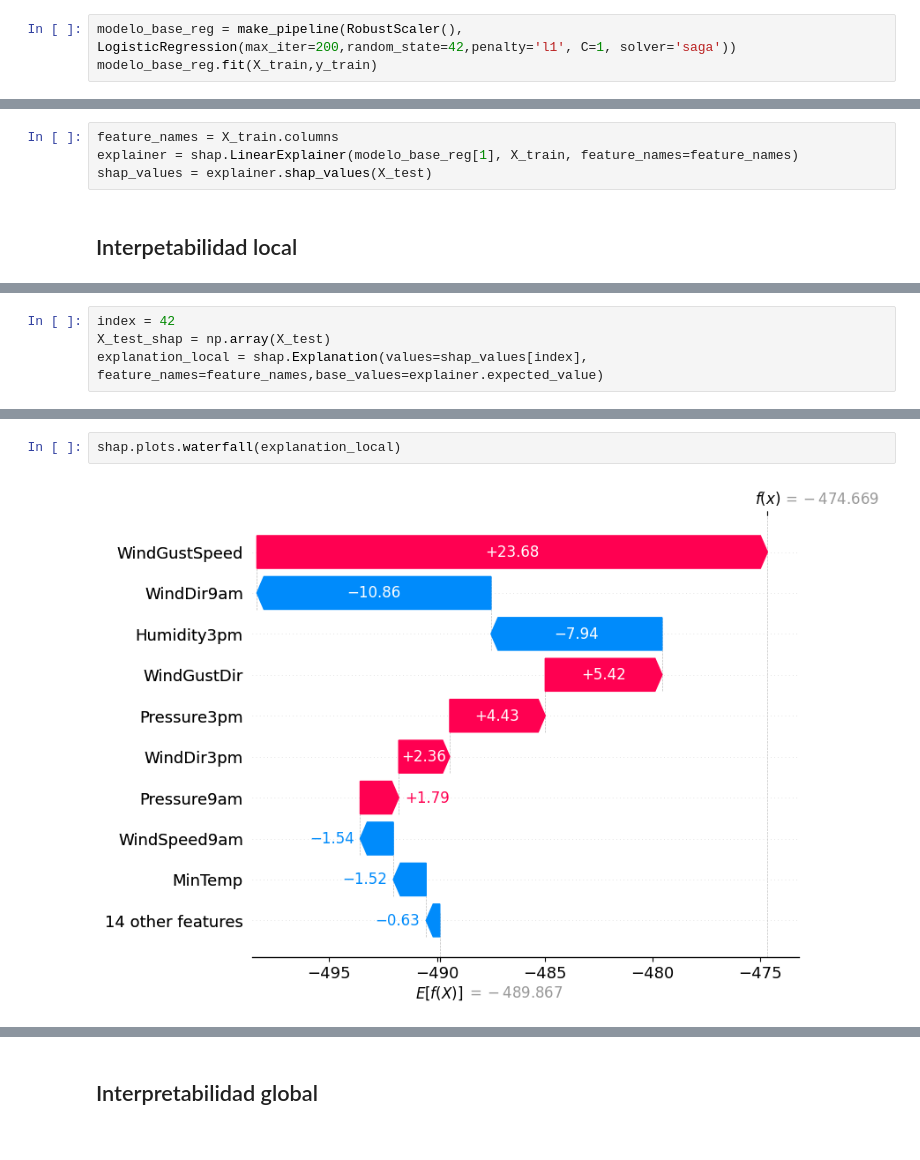
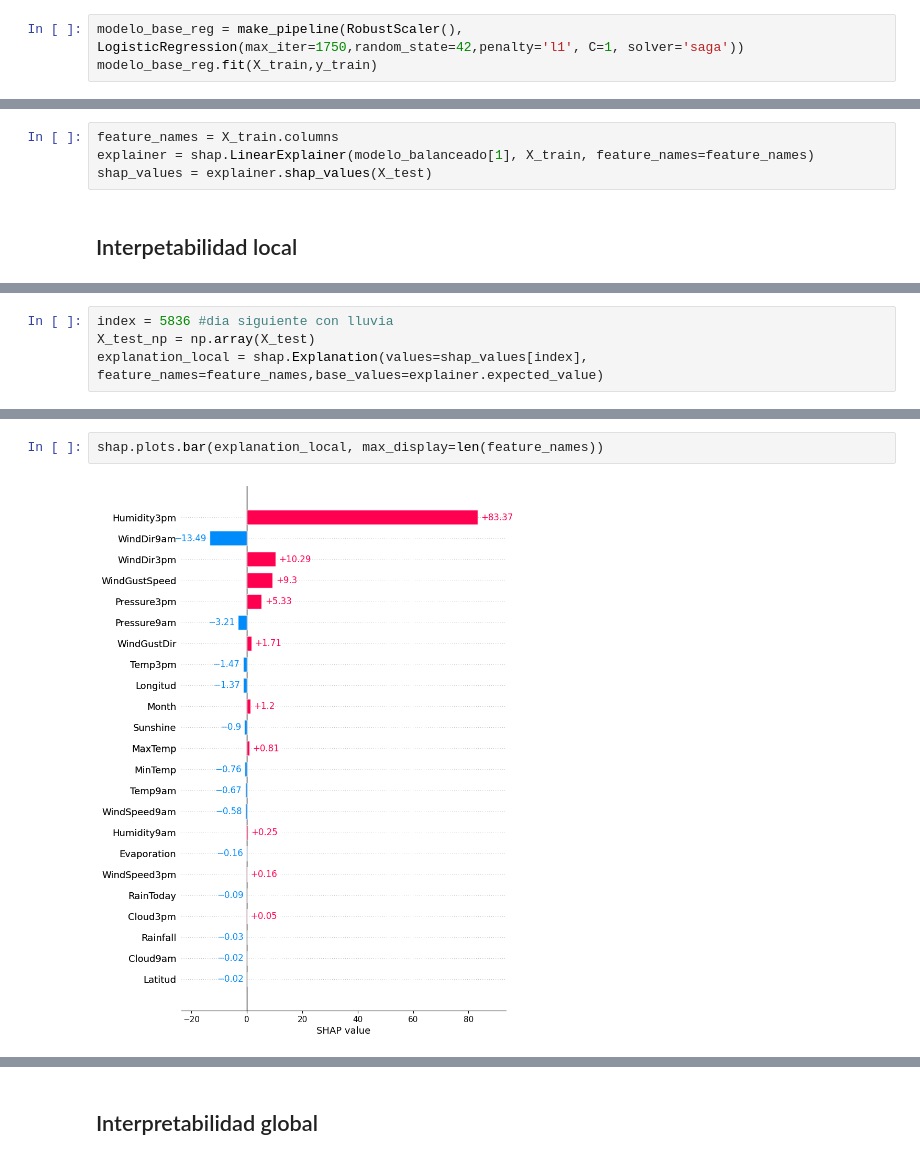
Before and after one commit to EugenioBravi/AA1-TUIA-Bravi-Nemeth, a Jupyter notebook: TP2_AA1.ipynb, the cells around one changed output, grey strips where cells are left out. Cells and saved outputs as stored; diff of their text form.

Commit message:
conclusion SHAP

```diff
--- a/TP2_AA1.ipynb
+++ b/TP2_AA1.ipynb
@@ -549,7 +543,7 @@ En el modelo balanceado se observa como disminuye la cantidad de FN y aumentan l
 # %% [markdown]
 ## Modelo Base con regularización
 # %%
-modelo_base_reg = make_pipeline(RobustScaler(), LogisticRegression(max_iter=200,random_state=42,penalty='l1', C=1, solver='saga'))
+modelo_base_reg = make_pipeline(RobustScaler(), LogisticRegression(max_iter=1750,random_state=42,penalty='l1', C=1, solver='saga'))
 modelo_base_reg.fit(X_train,y_train)
 # %% [output]
 Pipeline(steps=[('robustscaler', RobustScaler()),
@@ -768,7 +762,7 @@ El AUC de todos los modeles expecto el random dieron resultados similares (aprox
 # SHAP
 # %%
 feature_names = X_train.columns
-explainer = shap.LinearExplainer(modelo_base_reg[1], X_train, feature_names=feature_names)
+explainer = shap.LinearExplainer(modelo_balanceado[1], X_train, feature_names=feature_names)
 shap_values = explainer.shap_values(X_test)
 # %% [markdown]
 ## Interpetabilidad local
@@ -775,6 +784,6 @@ shap_values = explainer.shap_values(X_test)
 # %%
-index = 42
-X_test_shap = np.array(X_test)
+index = 5836 #dia siguiente con lluvia
+X_test_np = np.array(X_test)
 explanation_local = shap.Explanation(values=shap_values[index], feature_names=feature_names,base_values=explainer.expected_value)
 # %%
 shap.force_plot(explanation_local,
@@ -786,4 +795,4 @@ shap.force_plot(explanation_local,
 # %%
-shap.plots.waterfall(explanation_local)
+shap.plots.bar(explanation_local, max_display=len(feature_names))
 # %% [output]
-[figure, old version]
+[figure, new version]
```
Also changed, not shown: parts of 19 cells of this notebook.
